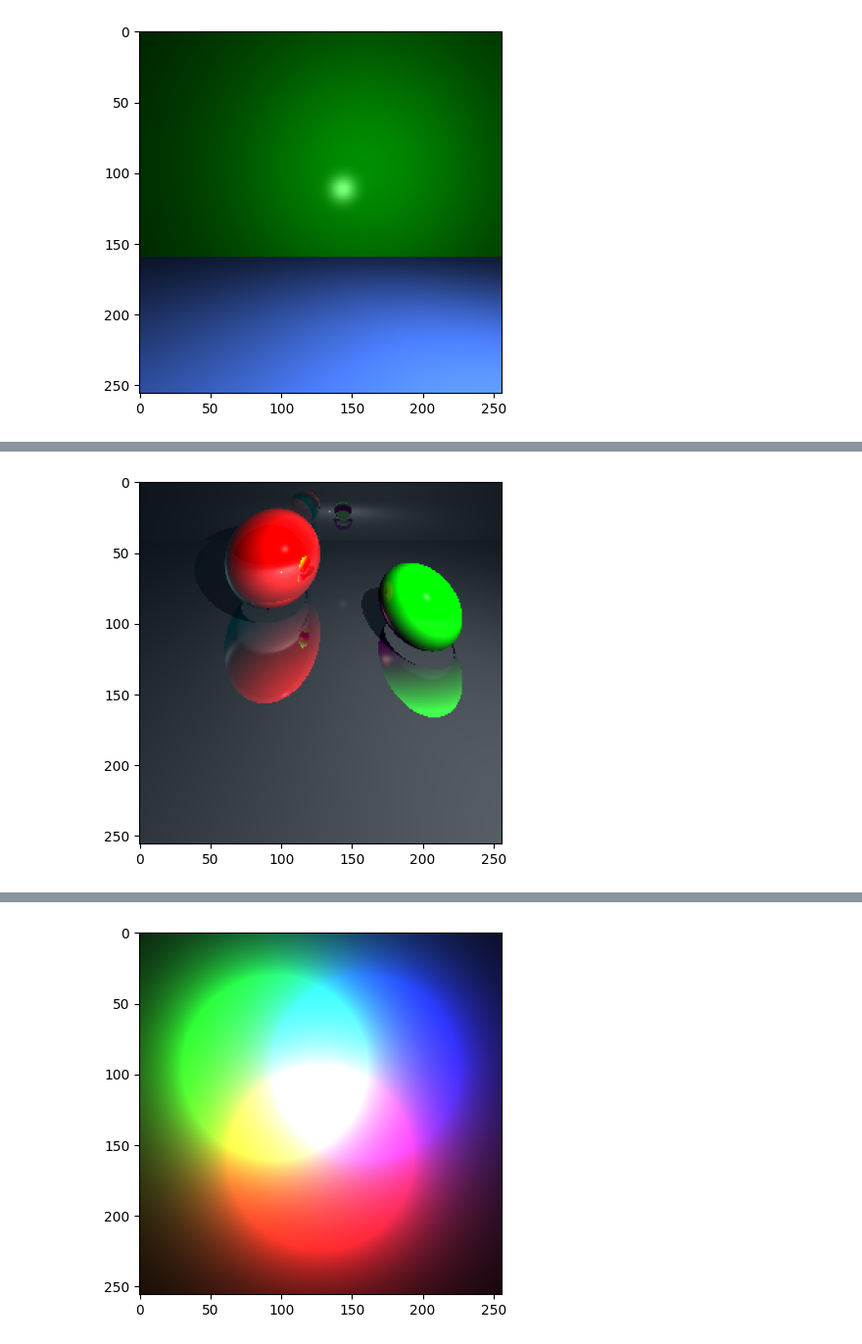
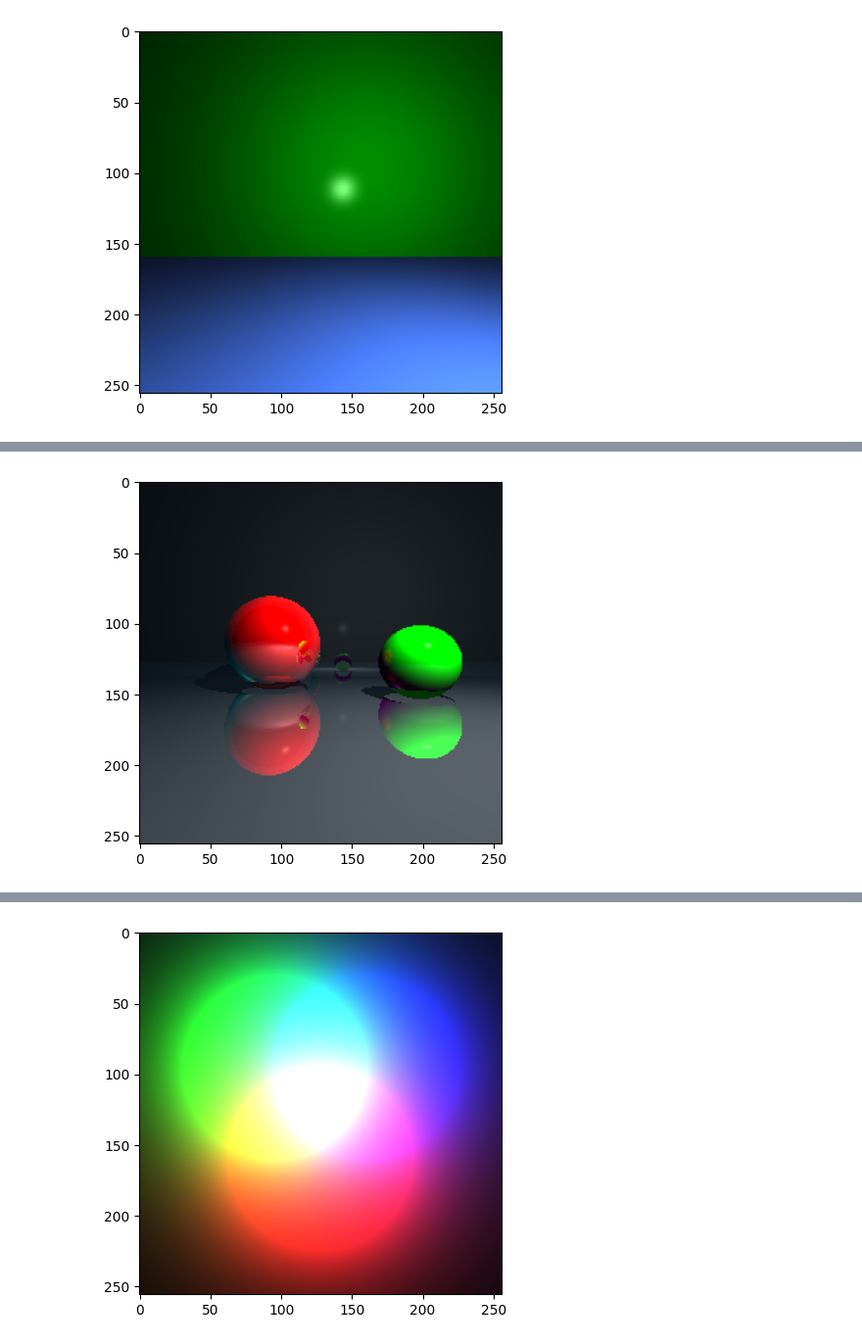
Before and after one commit to dar-levy/ray-tracing, a Jupyter notebook: Ray Tracing Assignment.ipynb, the cells around one changed output, grey strips where cells are left out. Shown at 98% size. Cells and saved outputs as stored; diff of their text form; code cells hidden in the pictures.

```diff
--- a/Ray Tracing Assignment.ipynb
+++ b/Ray Tracing Assignment.ipynb
@@ -176,31 +175,31 @@ This scene has two spheres with different colors.
 # %%
 from hw3 import *
 
 sphere_a = Sphere([-0.5, 0.2, -1],0.5)
 sphere_a.set_material([1, 0, 0], [1, 0, 0], [0.3, 0.3, 0.3], 100, 1)
 sphere_b = Sphere([0.8, 0, -0.5],0.3)
 sphere_b.set_material([0, 1, 0], [0, 1, 0], [0.3, 0.3, 0.3], 100, 0.2)
 plane = Plane([0,1,0], [0,-0.3,0])
 plane.set_material([0.2, 0.2, 0.2], [0.2, 0.2, 0.2], [1, 1, 1], 1000, 0.5)
 background = Plane([0,0,1], [0,0,-3])
 background.set_material([0.2, 0.2, 0.2], [0.2, 0.2, 0.2], [0.2, 0.2, 0.2], 1000, 0.5)
 
 
 objects = [sphere_a,sphere_b,plane,background]
 
 light = PointLight(intensity= np.array([1, 1, 1]),position=np.array([1,1.5,1]),kc=0.1,kl=0.1,kq=0.1)
 
 lights = [light]
 
 ambient = np.array([0.1,0.2,0.3])
 
-camera = np.array([1,1,1])
+camera = np.array([0,0,1])
 
 im = render_scene(camera, ambient, lights, objects, RENDER_RESOLUTION, 3)
 plt.imshow(im)
 plt.imsave('scene4.png', im)
 # %% [output]
-[figure, old version]
+[figure, new version]
 # %% [markdown]
 ## Scene 5 - Different Lighting
 This scene has 3 light sources, each one in different color, and a white background.
```
Also changed, not shown: parts of 4 cells of this notebook, 4 other files.
